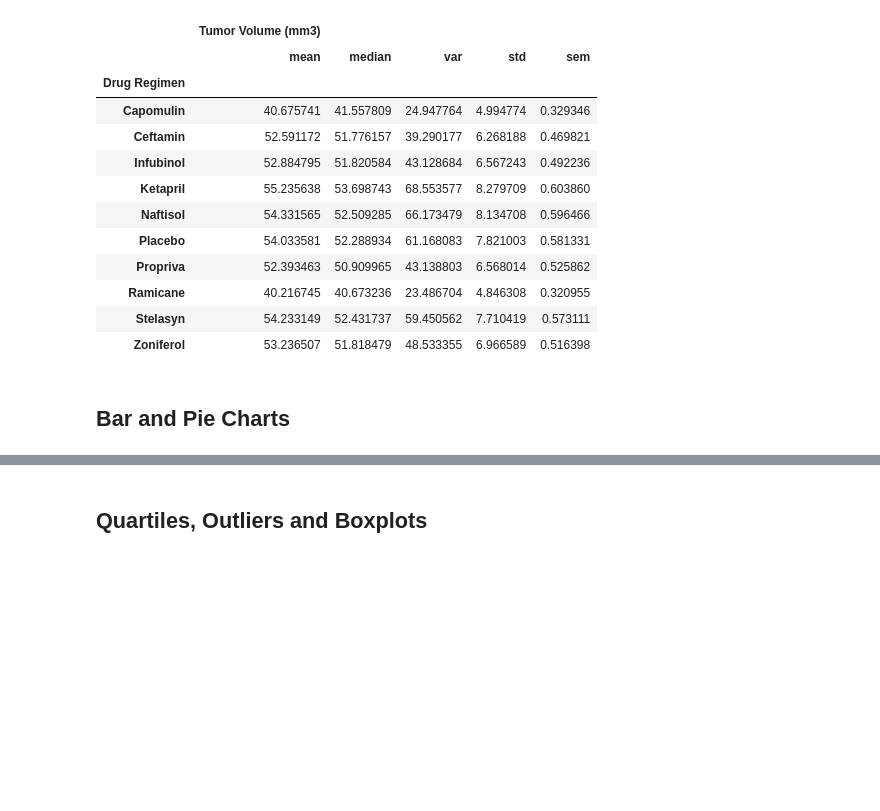
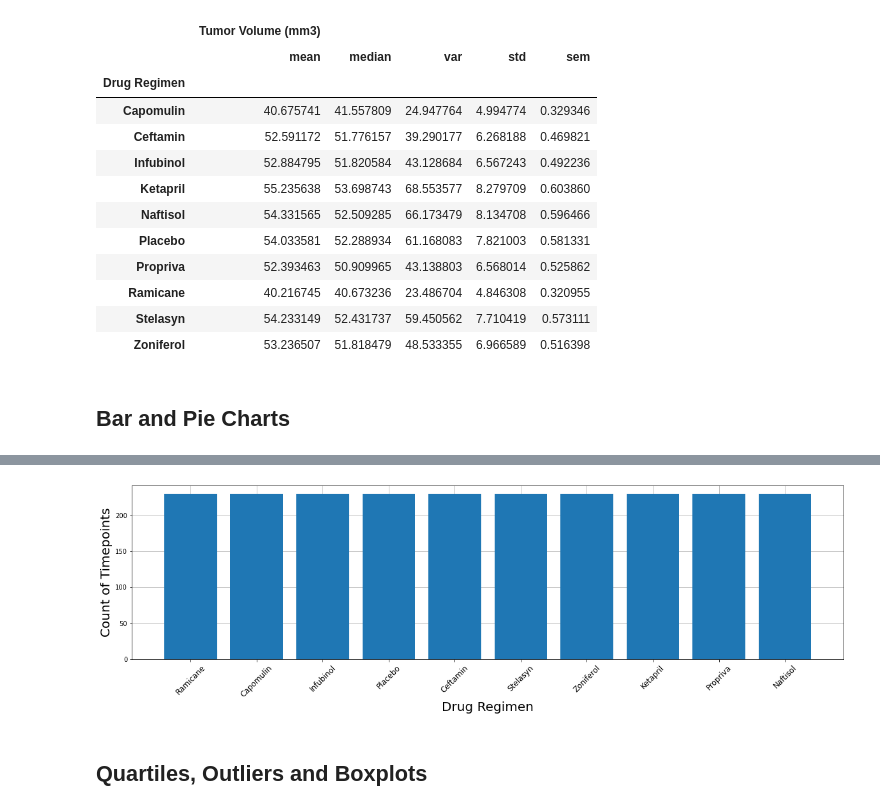
Before and after one commit to jakewmayfield/Matplotlib-Pymaceuticals, a Jupyter notebook: Pymaceuticals-Matplotlib.ipynb, the cells around one changed output, grey strips where cells are left out. Drawn from its saved outputs; the diff is of its cells as text; code cells hidden in the pictures; blank space fills up the shorter version.

```diff
--- a/Pymaceuticals-Matplotlib.ipynb
+++ b/Pymaceuticals-Matplotlib.ipynb
@@ -227,3 +237,12 @@ tick_labels=pd.Series(clean_df['Timepoint'].unique())
+# %%
+plt.figure(figsize=(20,5))
+plt.bar(x,height, zorder=3)
+plt.xlabel("Drug Regimen", fontsize=20)
+plt.ylabel("Count of Timepoints", fontsize=20)
+plt.xticks(rotation=45, fontsize=12)
+plt.grid()
+# %% [output]
+[figure, added]
 # %%
 # Generate a pie plot showing the distribution of female versus male mice using Pandas
 # %%
```
Also changed, not shown: parts of 6 cells of this notebook.
